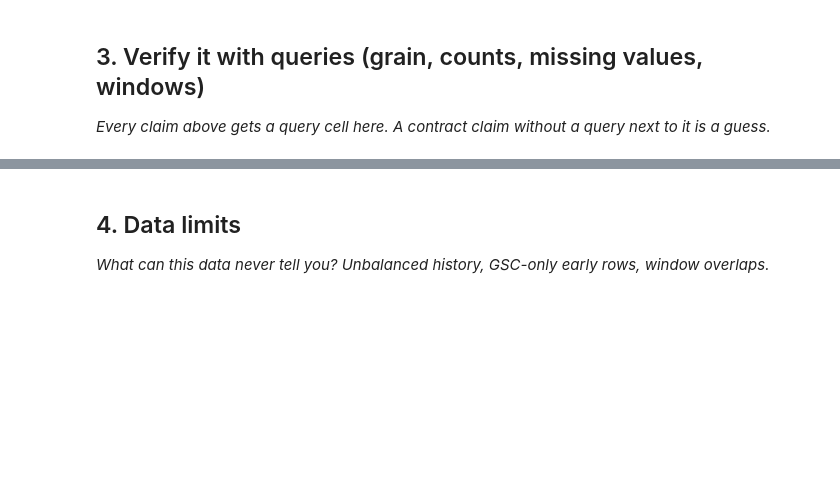
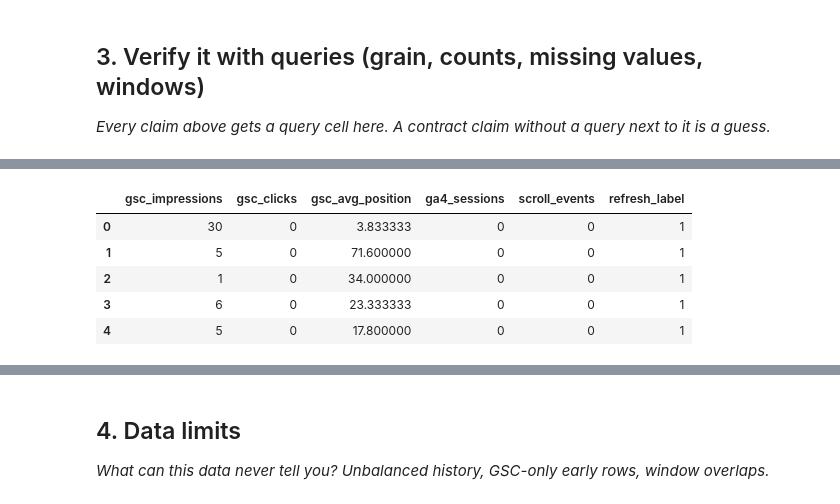
Before and after one commit to samana-gillani/flyrank-ml-internship, a Jupyter notebook: work/notebooks/w03_data_contract.ipynb, the cells around one changed output, grey strips where cells are left out. Saved outputs shown, nothing was run; the diff lists cells and outputs as text; code cells hidden in the pictures; blank space fills up the shorter version.

```diff
--- a/work/notebooks/w03_data_contract.ipynb
+++ b/work/notebooks/w03_data_contract.ipynb
@@ -29,0 +201,14 @@ This skeleton is yours to fill. Work the sections **in order** — each one has
+# %%
+feature_df = df[
+    [
+        "gsc_impressions",
+        "gsc_clicks",
+        "gsc_avg_position",
+        "ga4_sessions",
+        "scroll_events",
+    ]
+]
+
+feature_df.isnull().sum()
+
+feature_df.head()
@@ -29,0 +228,15 @@ This skeleton is yours to fill. Work the sections **in order** — each one has
+# %%
+feature_df = feature_df.copy()
+
+feature_df["refresh_label"] = (
+    feature_df["gsc_impressions"] < 100
+).astype(int)
+
+feature_df.head()
+# %% [output]
+|  | gsc_impressions | gsc_clicks | gsc_avg_position | ga4_sessions | scroll_events | refresh_label |
+| 0 | 30 | 0 | 3.833333 | 0 | 0 | 1 |
+| 1 | 5 | 0 | 71.600000 | 0 | 0 | 1 |
+| 2 | 1 | 0 | 34.000000 | 0 | 0 | 1 |
+| 3 | 6 | 0 | 23.333333 | 0 | 0 | 1 |
+| 4 | 5 | 0 | 17.800000 | 0 | 0 | 1 |
```
Also changed, not shown: parts of 22 cells of this notebook.
